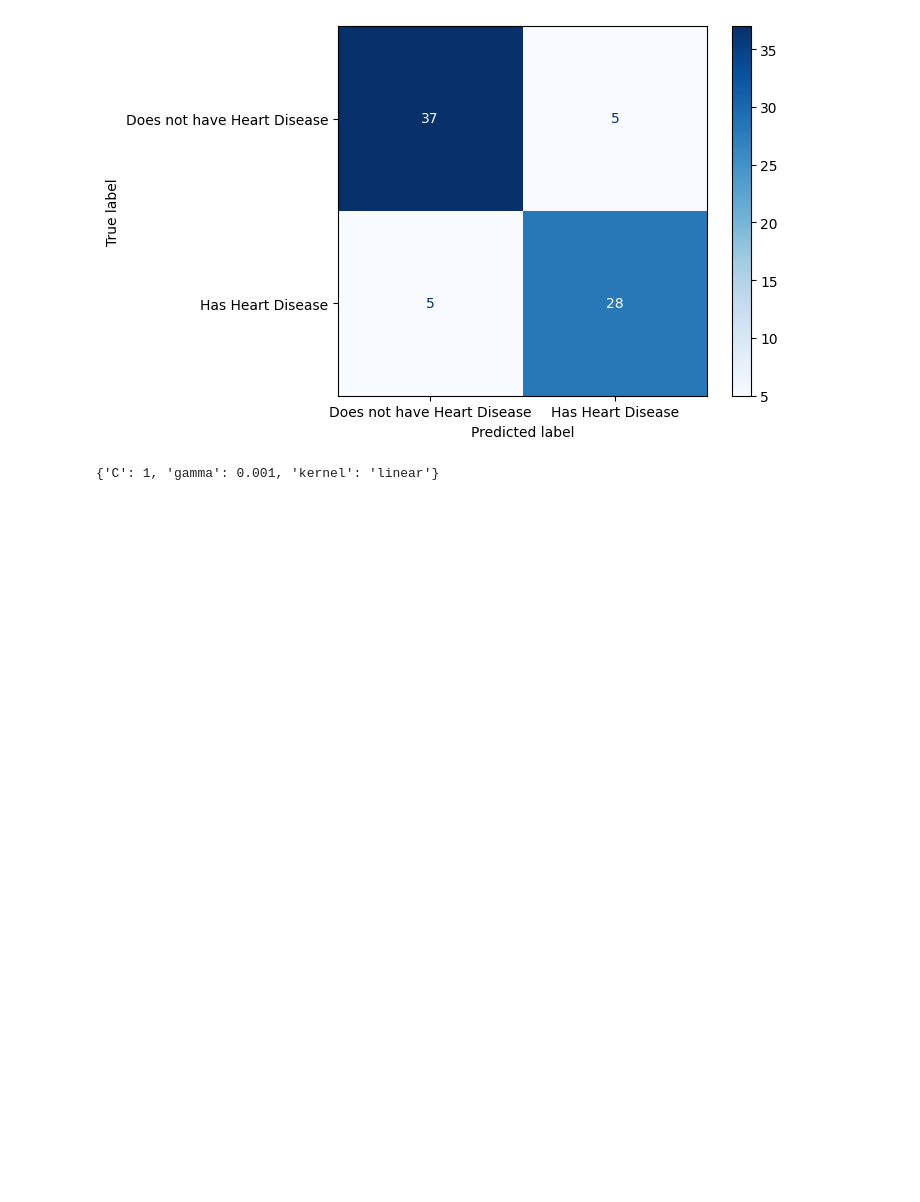
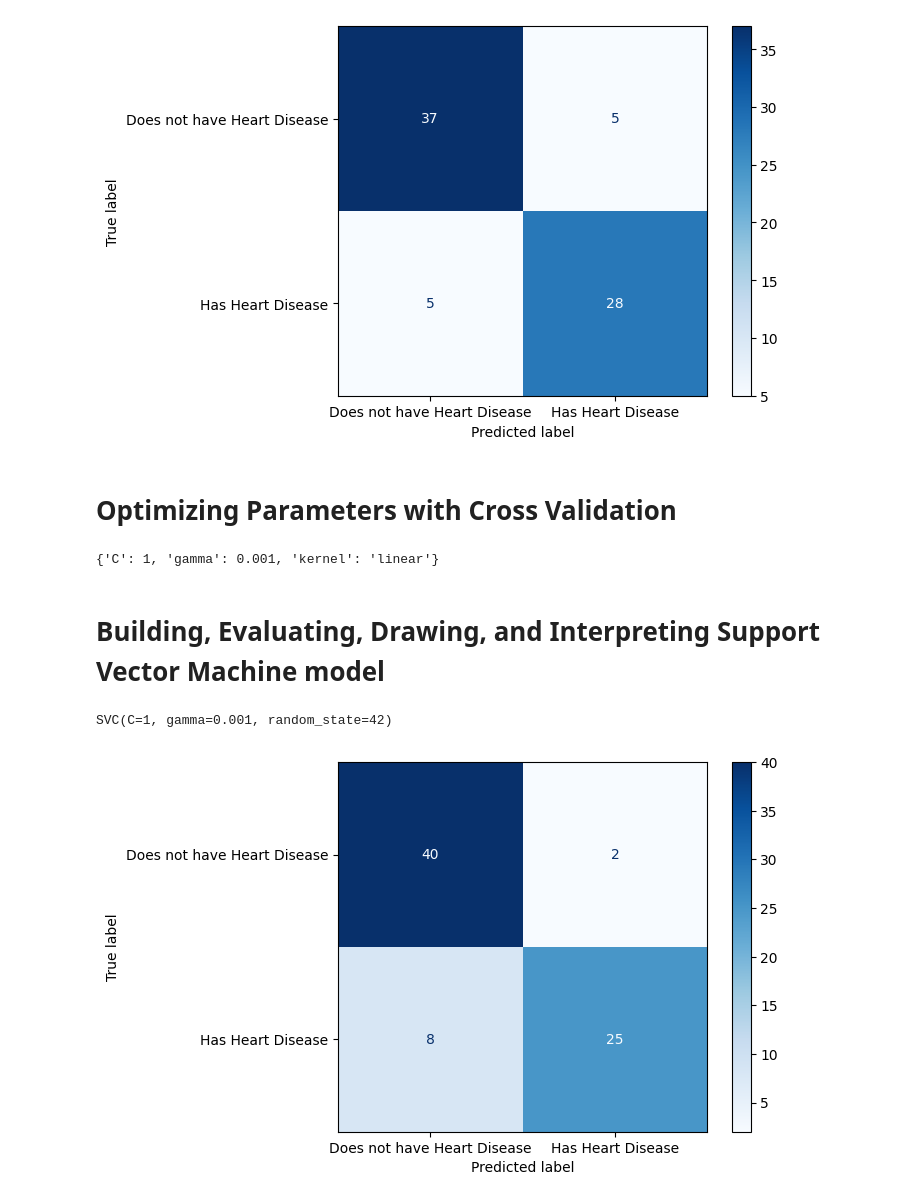
Before and after one commit to Roya-Gharehbeiklou/SVM, a Jupyter notebook: SVM.ipynb, the cells around one changed output. Drawn from its saved outputs; the diff is of its cells as text; code cells hidden in the pictures; blank space fills up the shorter version.

```diff
--- a/SVM.ipynb
+++ b/SVM.ipynb
@@ -351,6 +351,8 @@ disp.plot(cmap=plt.cm.Blues)
 plt.show()
 # %% [output]
 [figure]
+# %% [markdown]
+# Optimizing Parameters with Cross Validation
 # %%
 param_grid = [
     {'C' : [1,10,100,1000], #This is the regularization parameter.
@@ -369,3 +371,26 @@ optimal_params.fit(X_train_scale, Y_train)
 optimal_params.best_params_
 # %% [output]
 {'C': 1, 'gamma': 0.001, 'kernel': 'linear'}
+# %% [markdown]
+# Building, Evaluating, Drawing, and Interpreting Support Vector Machine model
+# %%
+clf_svm = SVC(random_state= 42, C = 1, gamma= 0.001)
+clf_svm.fit(X_train_scale, Y_train)
+# %% [output]
+SVC(C=1, gamma=0.001, random_state=42)
+# %%
+# Make predictions on the test data
+Y_pred = clf_svm.predict(X_test_scale)
+
+# Generate the confusion matrix
+cm = confusion_matrix(Y_test, Y_pred)
+
+# Define the display labels
+labels = ['Does not have Heart Disease', 'Has Heart Disease']
+
+# Visualize the confusion matrix using ConfusionMatrixDisplay
+disp = ConfusionMatrixDisplay(confusion_matrix=cm, display_labels=labels)
+disp.plot(cmap=plt.cm.Blues)
+plt.show()
+# %% [output]
+[figure, added]
```
Also changed, not shown: parts of 2 cells of this notebook.
